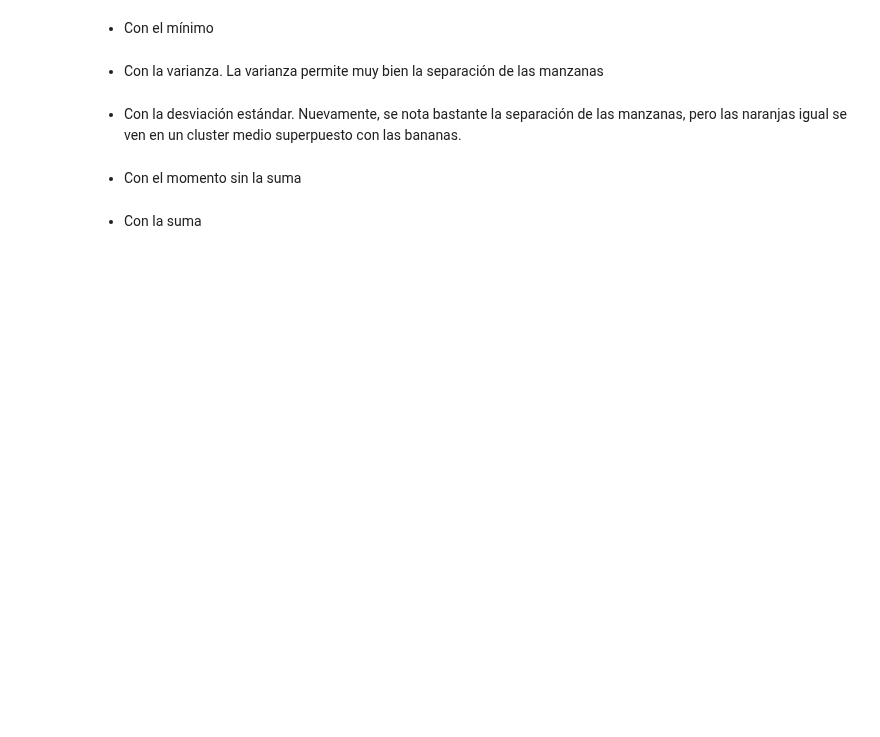
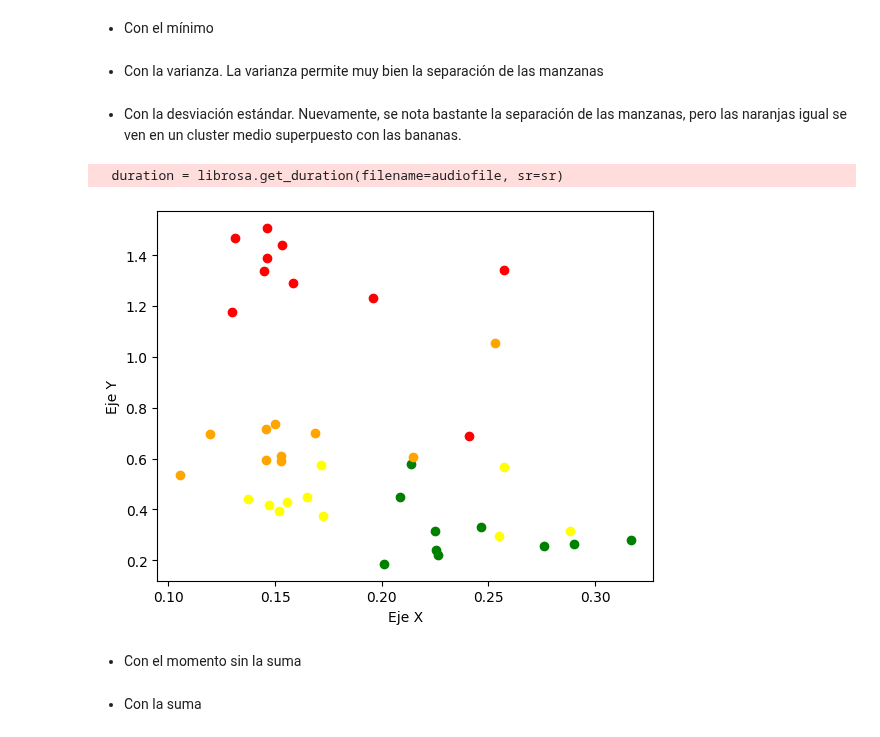
Before and after one commit to Juan2000-coder/Speech_Recognition, a Jupyter notebook: implemetation/first_aproximation/8-Zcr_rms.ipynb, the cells around one changed output. Drawn from its saved outputs; the diff is of its cells as text; code cells hidden in the pictures; blank space fills up the shorter version.

```diff
--- a/implemetation/first_aproximation/8-Zcr_rms.ipynb
+++ b/implemetation/first_aproximation/8-Zcr_rms.ipynb
@@ -181,7 +180,8 @@ plot_features2d(features)
 # %% [markdown]
 - RMS. Mejor la media que el RMS
 # %%
-cutoff = 2000
+cutoff = 8500
+cuton = 20
 features = dict.fromkeys(fruit_types)
 split_frequency = 2000
 
@@ -192,6 +192,7 @@ for fruit, group in processed.items():
         signal, sr, duration = load_audio(audio)
         audio_rms = np.sqrt(np.mean(signal**2))/np.max(signal)
 
+        signal = band_pass_filter(signal, sr, cuton, cutoff)
         zcr = librosa.feature.zero_crossing_rate(signal, frame_length=FRAME_SIZE, hop_length=HOP_SIZE)[0]
         zcr /= np.max(np.abs(zcr))
 
@@ -207,7 +208,7 @@ plot_features2d(features)
 # %% [markdown]
 - Máximo. Fuaaaaa culiadooo. El ZCR separa joya las manzanas de las demas frutas. El máximo del zero crossing obviamente. Me gusta un poco mas sin filtro con el FRAME_SIZE a 2048 que en 512. Es mas, me gusta mas en 1024 que en 2048
 # %%
-cutoff = 10000
+cutoff = 8500
 cuton=20
 features = dict.fromkeys(fruit_types)
 split_frequency = 2000
@@ -219,7 +220,7 @@ for fruit, group in processed.items():
         signal, sr, duration = load_audio(audio)
         audio_rms = np.sqrt(np.mean(signal**2))/np.max(signal)
 
-        #signal = band_pass_filter(signal, sr, cuton, cutoff)
+        signal = band_pass_filter(signal, sr, cuton, cutoff)
 
         zcr = librosa.feature.zero_crossing_rate(signal, frame_length=FRAME_SIZE, hop_length=HOP_SIZE)[0]
         feat = np.max(zcr)
@@ -237,7 +235,8 @@ plot_features2d(features)
 # %% [markdown]
 - Con el mínimo
 # %%
-cutoff = 2000
+cutoff = 8500
+cuton=20
 features = dict.fromkeys(fruit_types)
 split_frequency = 2000
 
@@ -247,6 +246,8 @@ for fruit, group in processed.items():
     for audio in group:
         signal, sr, duration = load_audio(audio)
         audio_rms = np.sqrt(np.mean(signal**2))/np.max(signal)
+
+        signal = band_pass_filter(signal, sr, cuton, cutoff)
 
         zcr = librosa.feature.zero_crossing_rate(signal, frame_length=FRAME_SIZE, hop_length=HOP_SIZE)[0]
         feat = np.min(np.abs(zcr))
@@ -261,7 +262,8 @@ plot_features2d(features)
 # %% [markdown]
 - Con la varianza. La varianza permite muy bien la separación de las manzanas
 # %%
-cutoff = 2000
+cutoff = 8500
+cuton=20
 features = dict.fromkeys(fruit_types)
 split_frequency = 2000
 
@@ -270,9 +272,9 @@ for fruit, group in processed.items():
     features[fruit] = None
     for audio in group:
         signal, sr, duration = load_audio(audio)
-        signal = low_pass_filter(signal, sr, cutoff)
         audio_rms = np.sqrt(np.mean(signal**2))/np.max(signal)
 
+        signal = band_pass_filter(signal, sr, cuton, cutoff)
         zcr = librosa.feature.zero_crossing_rate(signal, frame_length=FRAME_SIZE, hop_length=HOP_SIZE)[0]
         feat = np.var(zcr)
 
@@ -286,27 +288,31 @@ plot_features2d(features)
 # %% [markdown]
 - Con la desviación estándar. Nuevamente, se nota bastante la separación de las manzanas, pero las naranjas igual se ven en un cluster medio superpuesto con las bananas.
 # %%
-cutoff = 2000
+cutoff = 8500
+cuton=20
 features = dict.fromkeys(fruit_types)
 split_frequency = 2000
 
 # Extracción de características
 for fruit, group in processed.items():
     features[fruit] = None
     for audio in group:
         signal, sr, duration = load_audio(audio)
         audio_rms = np.sqrt(np.mean(signal**2))/np.max(signal)
-
+        signal = band_pass_filter(signal, sr, cuton, cutoff)
         zcr = librosa.feature.zero_crossing_rate(signal, frame_length=FRAME_SIZE, hop_length=HOP_SIZE)[0]
         feat = np.std(zcr)/np.mean(zcr)
 
         feature = np.array([[audio_rms, feat]])
         if features[fruit] is not None:
             features[fruit] = np.vstack([features[fruit], feature])
         else:
             features[fruit] = feature
 # Ploteo
 plot_features2d(features)
+# %% [output]
+  duration = librosa.get_duration(filename=audiofile, sr=sr)
+[figure, added]
 # %% [markdown]
 - Con el momento sin la suma
 # %%
```
Also changed, not shown: parts of 3 cells of this notebook, 17 other files.
